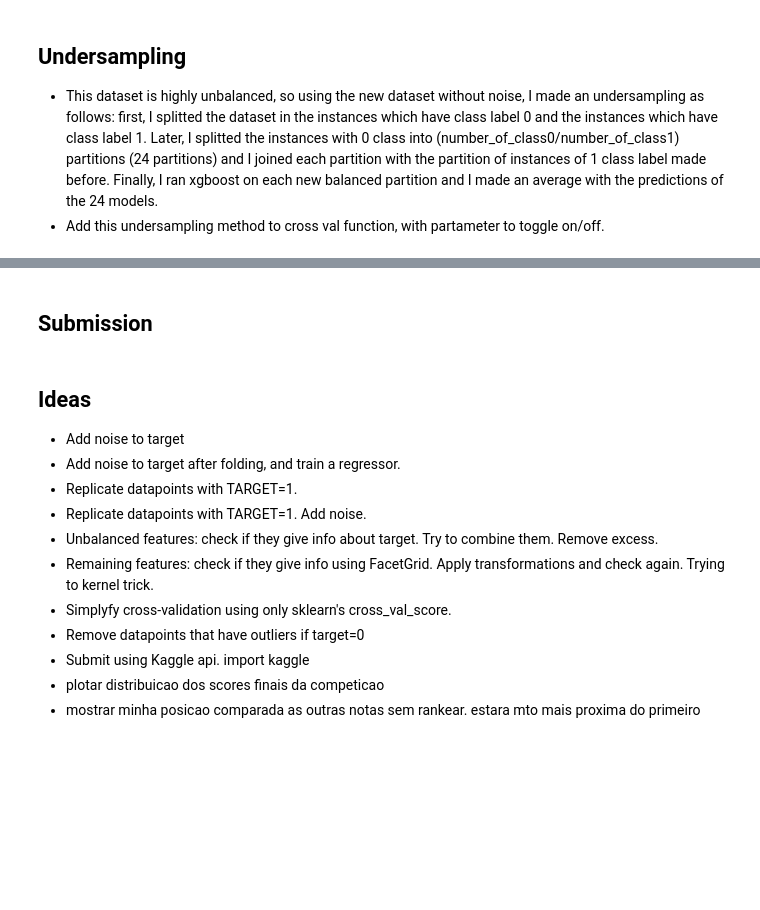
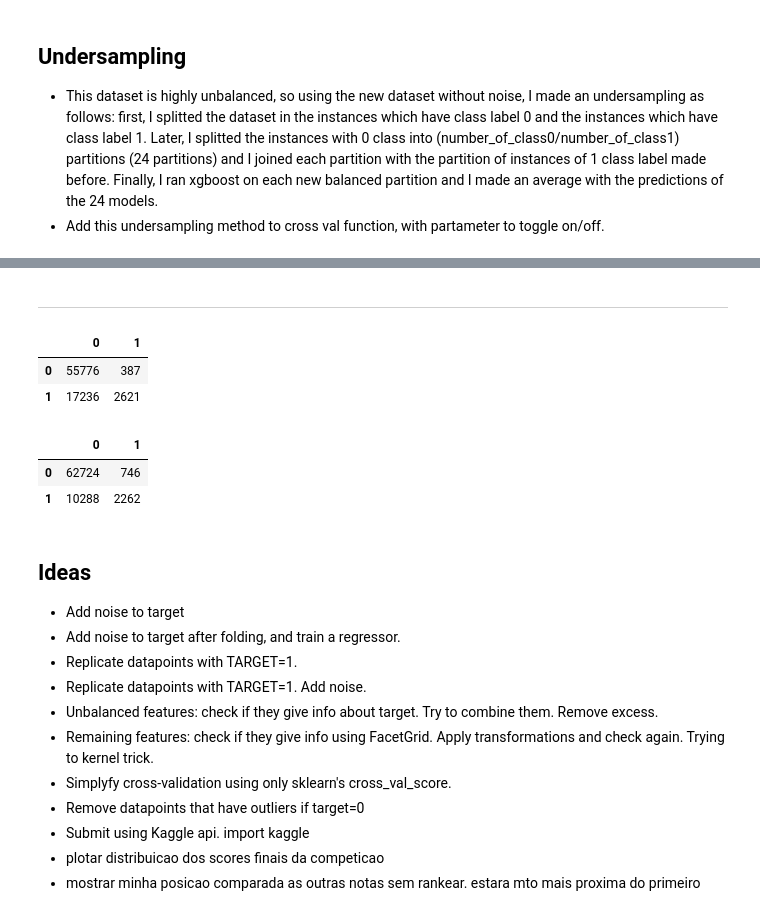
Before and after one commit to adrielvieira/machine-learning, a Jupyter notebook: projects/capstone/Santander Customer Satisfaction.ipynb, the cells around one changed output, grey strips where cells are left out. Cells and saved outputs as stored; diff of their text form; code cells hidden in the pictures; blank space fills up the shorter version.

```diff
--- a/projects/capstone/Santander Customer Satisfaction.ipynb
+++ b/projects/capstone/Santander Customer Satisfaction.ipynb
@@ -365,0 +389,10 @@ XGBClassifier(base_score=0.5, booster='gbtree', colsample_bylevel=1,
+# %%
+score = cross_val_score(rf_opt, X, y, scoring='roc_auc', cv=3).mean()
+print('Cross validation score = {}'.format(score))
+
+print('Fitting algorithm...')
+rf_opt.fit(X,y)
+y_pred = rf_opt.predict_proba(np.array(test))[:,1]
+
+save_submission(y_pred, 'rf')
+print('Predictions saved.')
@@ -417,10 +426,0 @@ cross_val_score(xgb_opt, X, y, scoring='roc_auc', cv=3).mean()
-# %%
-xgb_opt.fit(X,y, eval_metric='auc')
-y_pred = xgb_opt.predict_proba(np.array(test))
-
-sub = pd.DataFrame()
-sub['id'] = test_id
-sub['target'] = y_pred[:,1]
-sub.to_csv('xgb_opt_0506.csv', index=False)
-
-xgb_opt
@@ -434,3 +427,14 @@ XGBClassifier(base_score=0.5, booster='gbtree', colsample_bylevel=1,
+# %%
+score = cross_val_score(xgb_opt, X, y, scoring='roc_auc', cv=3).mean()
+print('Cross validation score = {}'.format(score))
+
+print('Fitting algorithm...')
+xgb_opt.fit(X,y)
+??? xgb_opt.fit(X, y, eval_metric=)
+y_pred = xgb_opt.predict_proba(np.array(test))[:,1]
+
+save_submission(y_pred, 'xgb')
+print('Predictions saved.')
 # %% [markdown]
 ## Undersampling
 - This dataset is highly unbalanced, so using the new dataset without noise, I made an undersampling as follows: first, I splitted the dataset in the instances which have class label 0 and the instances which have class label 1. Later, I splitted the instances with 0 class into (number_of_class0/number_of_class1) partitions (24 partitions) and I joined each partition with the partition of instances of 1 class label made before. Finally, I ran xgboost on each new balanced partition and I made an average with the predictions of the 24 models.
@@ -460,2 +471,2 @@ def undersample(train, test, model):
 # %% [markdown]
-## Submission
+---
@@ -478,0 +473,2 @@ sub.to_csv('undersampling0606-teste.csv', index=False)
+# %%
+train_pred = undersample(train, train.drop('TARGET', axis=1), xgb_opt)
@@ -479,3 +479,17 @@ sub.to_csv('undersampling0606-teste.csv', index=False)
+# %%
+from sklearn.metrics import confusion_matrix
+pd.DataFrame(confusion_matrix((train_pred>0.5).astype(int), train.TARGET))
+# %% [output]
+|  | 0 | 1 |
+| 0 | 55776 | 387 |
+| 1 | 17236 | 2621 |
+# %%
+from sklearn.metrics import confusion_matrix
+pd.DataFrame(confusion_matrix((train_pred>0.5).astype(int), train.TARGET))
+# %% [output]
+|  | 0 | 1 |
+| 0 | 62724 | 746 |
+| 1 | 10288 | 2262 |
 # %% [markdown]
 ## Ideas
 - Add noise to target
```
Also changed, not shown: parts of 32 cells of this notebook, 4 other files.
